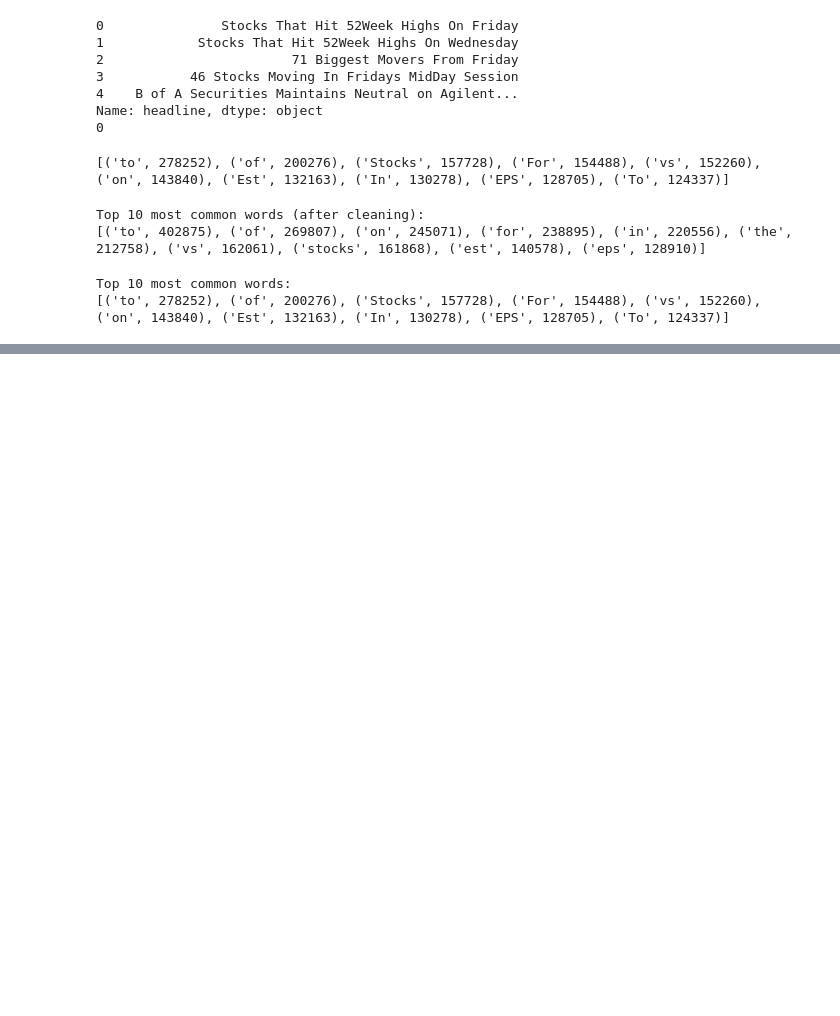
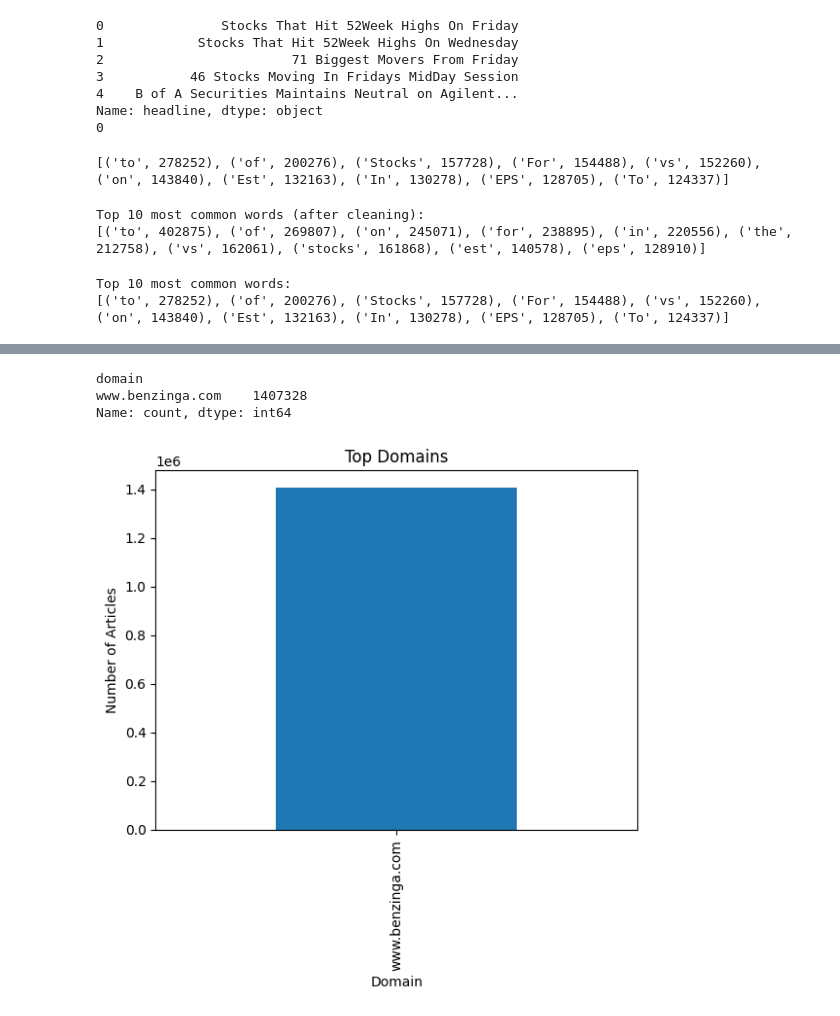
Before and after one commit to Fetiya-Kedir/KAIM3-Week-1, a Jupyter notebook: notebooks/eda_task_1.ipynb, the cells around one changed output, grey strips where cells are left out. Saved outputs shown, nothing was run; the diff lists cells and outputs as text; code cells hidden in the pictures; blank space fills up the shorter version.

```diff
--- a/notebooks/eda_task_1.ipynb
+++ b/notebooks/eda_task_1.ipynb
@@ -145,0 +167,18 @@ Top 10 most common words:
+# %%
+# Extract domains from URLs
+df['domain'] = df['url'].str.extract(r'//([^/]+)/')[0]
+
+# Count articles by domain
+domain_counts = df['domain'].value_counts()
+print(domain_counts.head())
+
+# Visualize the top domains
+domain_counts.head(10).plot(kind='bar', title='Top Domains')
+plt.ylabel("Number of Articles")
+plt.xlabel("Domain")
+plt.show()
+# %% [output]
+domain
+www.benzinga.com    1407328
+Name: count, dtype: int64
+[figure, added]
```
Also changed, not shown: parts of 1 cell of this notebook, 2 other files.
